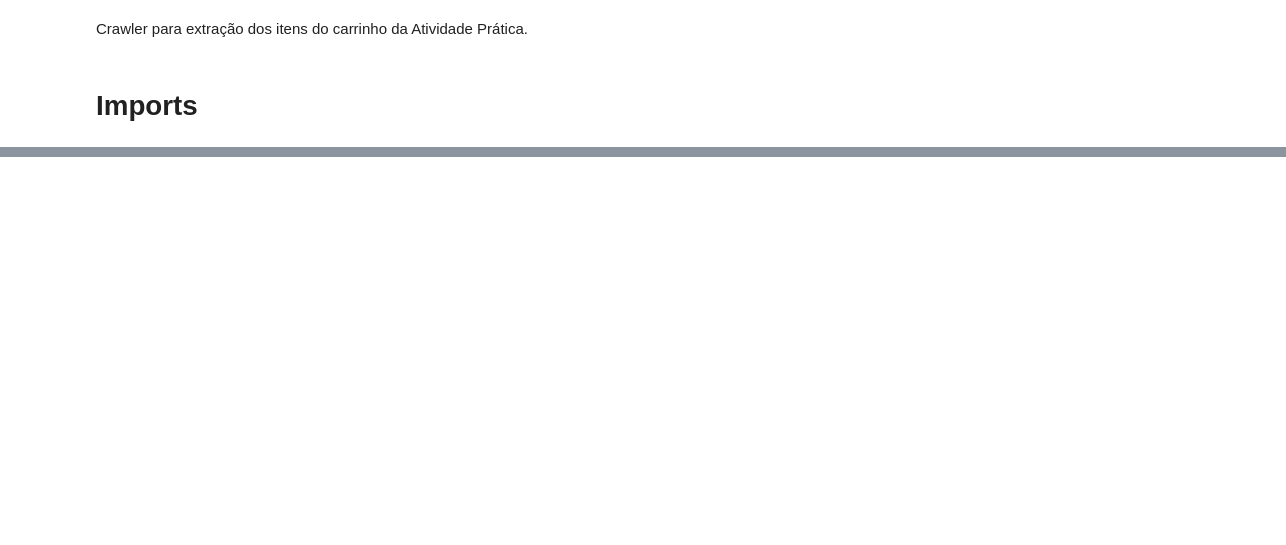
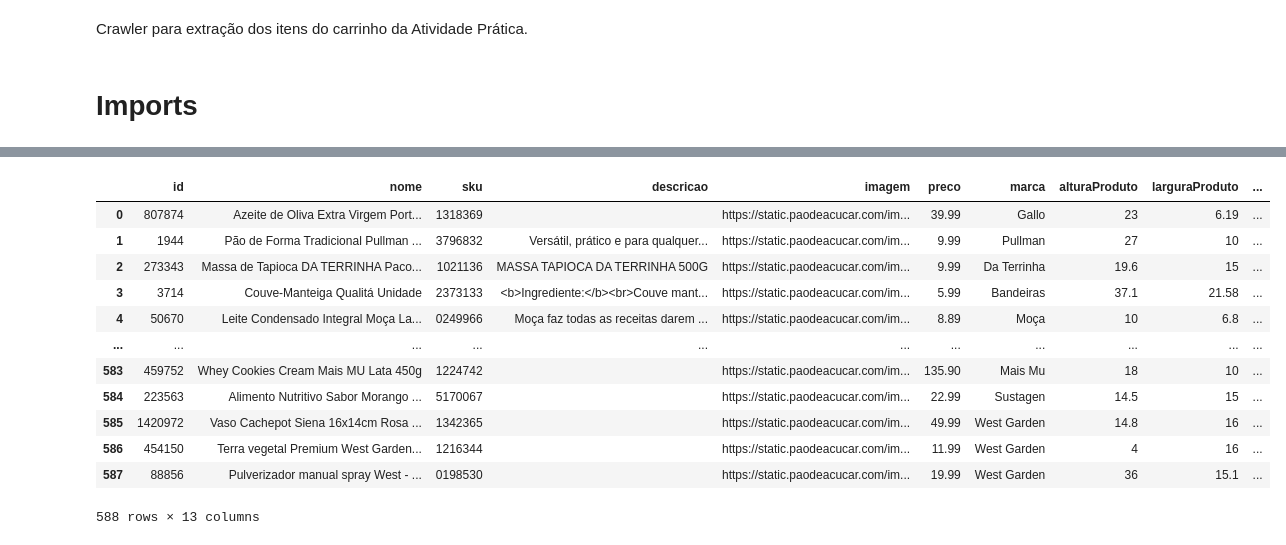
Before and after one commit to hyskoniho/evolutionary-alg, a Jupyter notebook: scripts/crawler.ipynb, the cells around one changed output, grey strips where cells are left out. Cells and saved outputs as stored; diff of their text form; code cells hidden in the pictures; blank space fills up the shorter version.

Commit message:
add: finalziação do script de extracao dos produtos - adicionado a estrutura de classes para representação dos produtos

```diff
--- a/scripts/crawler.ipynb
+++ b/scripts/crawler.ipynb
@@ -51,4 +49,0 @@ substring
-# %%
-# Transformando em dicionário
-dicionario = json.loads(substring)
-dicionario
@@ -163,0 +114,21 @@ get_product_info(86559)
+# %%
+def fetch_products(codigos, verbose: bool = False):
+    resultados = []
+    threads = []
+    lock = threading.Lock()
+
+    def thread_function(codigo, verbose):
+        info = get_product(codigo, verbose)
+
+        if info:
+            with lock:
+                resultados.append(info)
+
+    for codigo in codigos:
+        thread = threading.Thread(target=thread_function, args=(codigo, verbose,))
+        threads.append(thread)
+        thread.start()
+
+    while any(thread.is_alive() for thread in threads): pass
+
+    return resultados
@@ -163,0 +182,2 @@ get_product_info(86559)
+# %%
+CATEGORIAS = ['alimentos', 'bebidas', 'limpeza', 'petshop', 'bebidas-alcoolicas-', 'bebes-e-criancas', 'cuidados-pessoais', 'suplementos-alimentares', 'floricultura-e-jardim', '']
@@ -163,0 +186,13 @@ get_product_info(86559)
+# %%
+map = []
+
+for category in CATEGORIAS:
+    print(f"Obtendo códigos de produtos da categoria {category}...")
+    codigos = get_category(category)
+
+    print(f"Obtendo informações dos produtos da categoria {category}...")
+    # map[category] = fetch_products(codigos)
+    for item in fetch_products(codigos):
+        map.append({**item, **{'categoria': category}})
+
+map
@@ -163,0 +237,17 @@ get_product_info(86559)
+# %%
+df = pd.concat([pd.DataFrame([item]) for item in map], ignore_index=True, sort=False, axis='index')
+df
+# %% [output]
+|  | id | nome | sku | descricao | imagem | preco | marca | alturaProduto | larguraProduto | ... |
+| 0 | 807874 | Azeite de Oliva Extra Virgem Port... | 1318369 |  | https://static.paodeacucar.com/im... | 39.99 | Gallo | 23 | 6.19 | ... |
+| 1 | 1944 | Pão de Forma Tradicional Pullman ... | 3796832 | Versátil, prático e para qualquer... | https://static.paodeacucar.com/im... | 9.99 | Pullman | 27 | 10 | ... |
+| 2 | 273343 | Massa de Tapioca DA TERRINHA Paco... | 1021136 | MASSA TAPIOCA DA TERRINHA 500G | https://static.paodeacucar.com/im... | 9.99 | Da Terrinha | 19.6 | 15 | ... |
+| 3 | 3714 | Couve-Manteiga Qualitá Unidade | 2373133 | <b>Ingrediente:</b><br>Couve mant... | https://static.paodeacucar.com/im... | 5.99 | Bandeiras | 37.1 | 21.58 | ... |
+| 4 | 50670 | Leite Condensado Integral Moça La... | 0249966 | Moça faz todas as receitas darem ... | https://static.paodeacucar.com/im... | 8.89 | Moça | 10 | 6.8 | ... |
+| ... | ... | ... | ... | ... | ... | ... | ... | ... | ... | ... |
+| 583 | 459752 | Whey Cookies Cream Mais MU Lata 450g | 1224742 |  | https://static.paodeacucar.com/im... | 135.90 | Mais Mu | 18 | 10 | ... |
+| 584 | 223563 | Alimento Nutritivo Sabor Morango ... | 5170067 |  | https://static.paodeacucar.com/im... | 22.99 | Sustagen | 14.5 | 15 | ... |
+| 585 | 1420972 | Vaso Cachepot Siena 16x14cm Rosa ... | 1342365 |  | https://static.paodeacucar.com/im... | 49.99 | West Garden | 14.8 | 16 | ... |
+| 586 | 454150 | Terra vegetal Premium West Garden... | 1216344 |  | https://static.paodeacucar.com/im... | 11.99 | West Garden | 4 | 16 | ... |
+| 587 | 88856 | Pulverizador manual spray West - ... | 0198530 |  | https://static.paodeacucar.com/im... | 19.99 | West Garden | 36 | 15.1 | ... |
+588 rows × 13 columns
```
Also changed, not shown: parts of 20 cells of this notebook, 2 other files.
